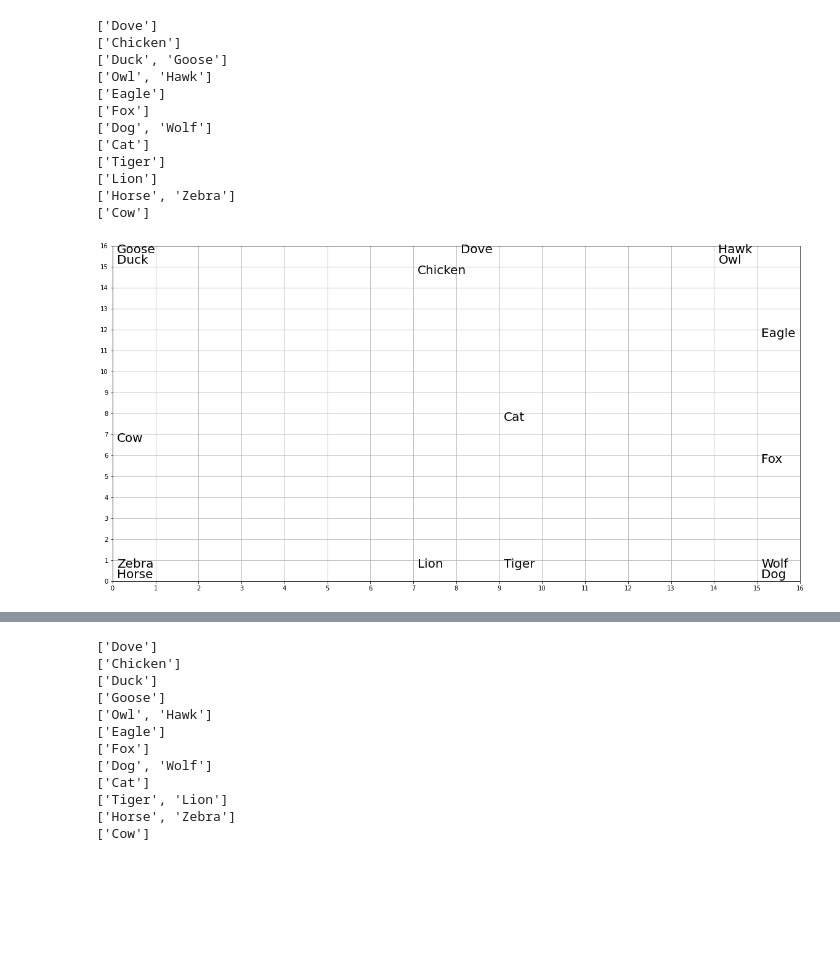
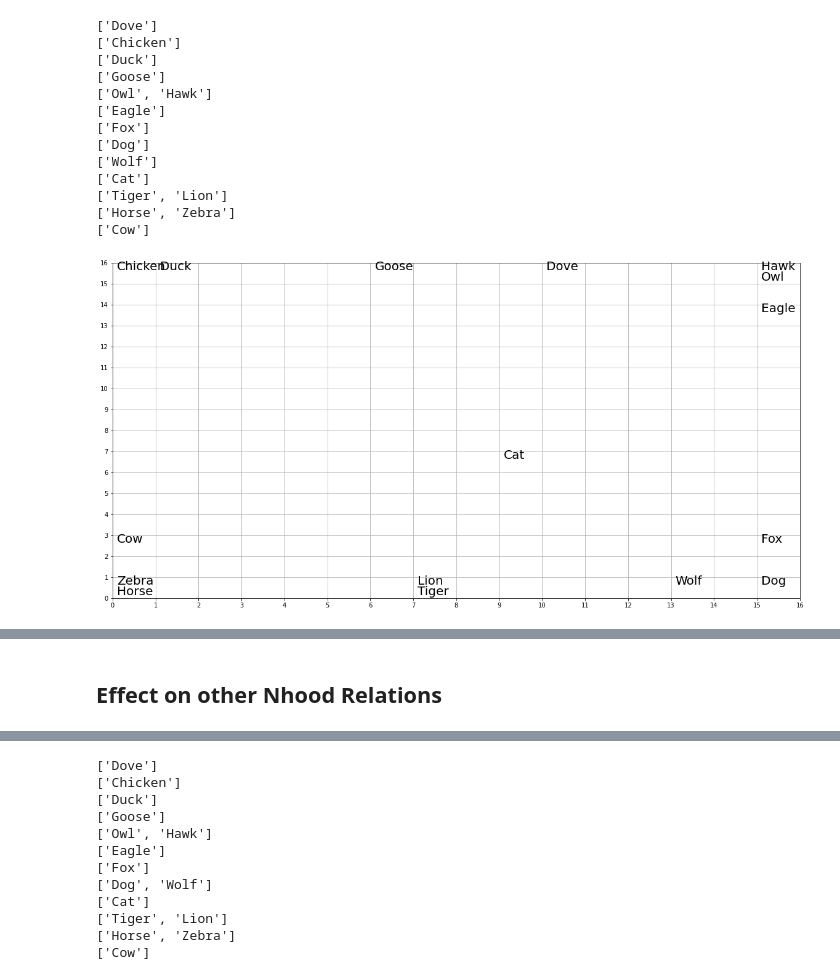
Before and after one commit to takatsuka/DeepSOM, a Jupyter notebook: SOM-PCA-NORM.ipynb, the cells around one changed output, grey strips where cells are left out. Saved outputs shown, nothing was run; the diff lists cells and outputs as text; code cells hidden in the pictures; blank space fills up the shorter version.

```diff
--- a/SOM-PCA-NORM.ipynb
+++ b/SOM-PCA-NORM.ipynb
@@ -59,31 +168,34 @@ def plot_features(size, out):
 # %%
+%%time
+
 g = Graph()
 
 size = 16
-som = g.create(SOM, props={'size': size, 'dim': 13, 'pca': True, 'norm': True, 'rand_state': True,
-                            'nhood': nhood_gaussian, 'sigma': 13, 'lr': 0.8, 'n_iters': 10000})
+som = g.create(SOM, props={'size': size, 'dim': 13, 'rand_state': True, 'norm': True, 'pca': True,
+                            'nhood': nhood_gaussian, 'sigma': 12, 'lr': 0.8, 'n_iters': 10000})
 g.connect(g.start, som, 1)
 
 cal = g.create(Calibrate, props={"labels": animal})
 
 g.connect(som, cal, 0)
 g.connect(cal, g.end, 1)
 
 g.set_input(data)
 
 out = g.get_output()
 plot_features(size, out)
 # %% [output]
 ['Dove']
 ['Chicken']
-['Duck', 'Goose']
+['Duck']
+['Goose']
 ['Owl', 'Hawk']
 ['Eagle']
 ['Fox']
-['Dog', 'Wolf']
+['Dog']
+['Wolf']
 ['Cat']
-['Tiger']
-['Lion']
+['Tiger', 'Lion']
 ['Horse', 'Zebra']
 ['Cow']
-[figure, old version]
+[figure, new version]
@@ -89,0 +204,2 @@ plot_features(size, out)
+# %% [markdown]
+## Effect on other Nhood Relations
```
Also changed, not shown: parts of 15 cells of this notebook, 4 other files.
